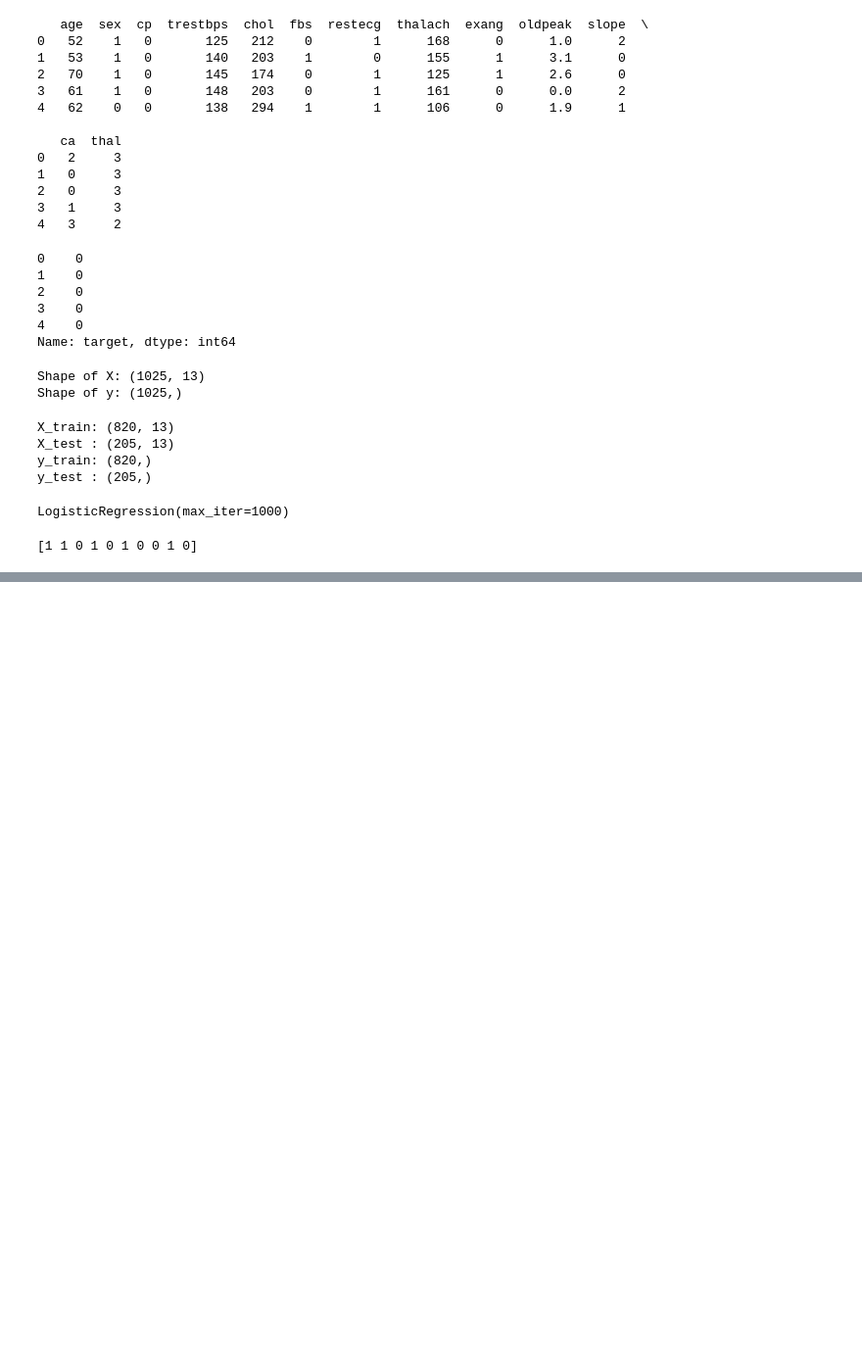
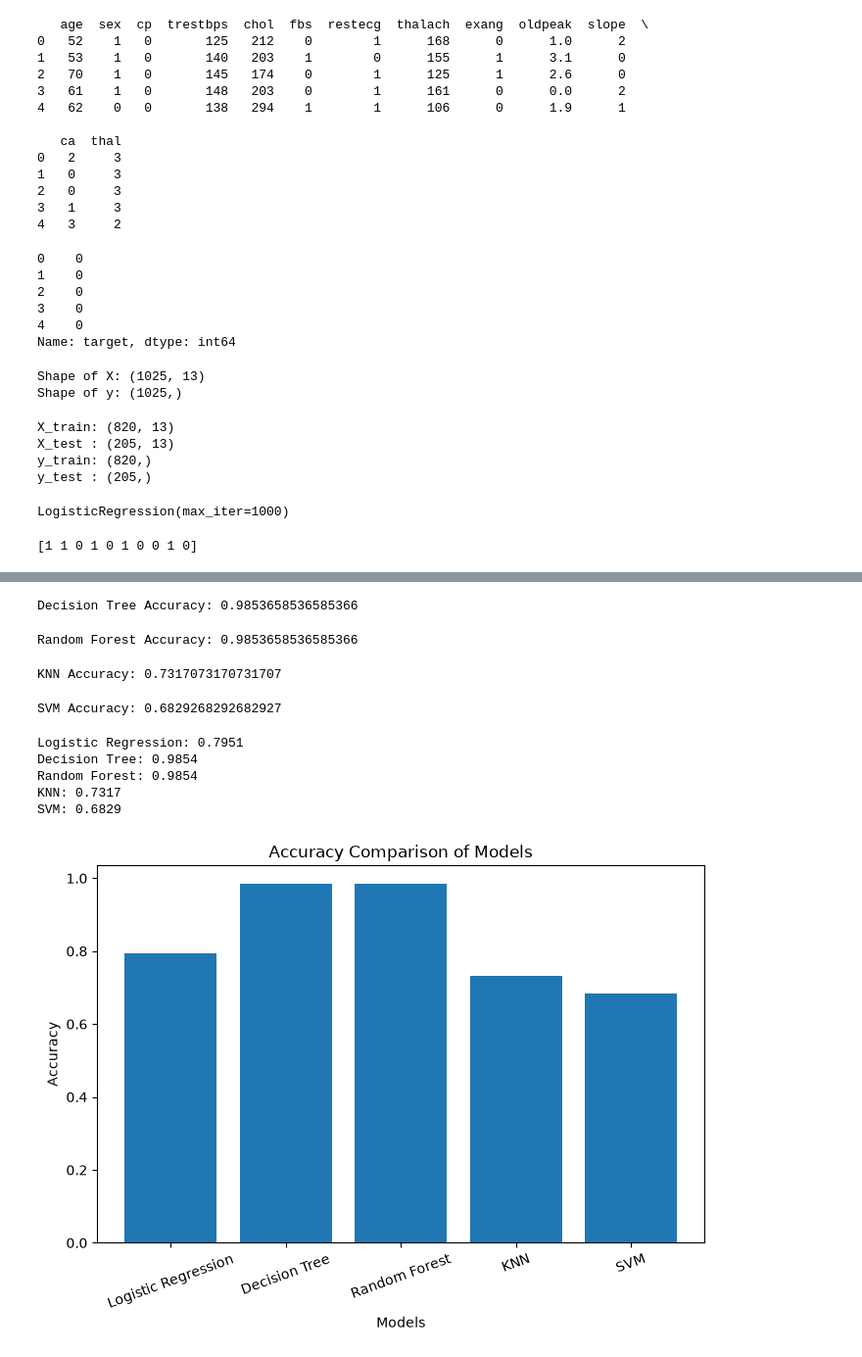
Before and after one commit to bhavika1818/HeartDiseasePrediction, a Jupyter notebook: HeartDiseasePrediction.ipynb, the cells around one changed output, grey strips where cells are left out. Shown at 98% size. Drawn from its saved outputs; the diff is of its cells as text; code cells hidden in the pictures; blank space fills up the shorter version.

```diff
--- a/HeartDiseasePrediction.ipynb
+++ b/HeartDiseasePrediction.ipynb
@@ -252,0 +301,75 @@ print(y_pred[:10])
+# %%
+dt_model = DecisionTreeClassifier(random_state=42)
+
+dt_model.fit(X_train, y_train)
+
+dt_pred = dt_model.predict(X_test)
+
+print("Decision Tree Accuracy:",
+      accuracy_score(y_test, dt_pred))
+# %% [output]
+Decision Tree Accuracy: 0.9853658536585366
+# %%
+rf_model = RandomForestClassifier(random_state=42)
+
+rf_model.fit(X_train, y_train)
+
+rf_pred = rf_model.predict(X_test)
+
+print("Random Forest Accuracy:",
+      accuracy_score(y_test, rf_pred))
+# %% [output]
+Random Forest Accuracy: 0.9853658536585366
+# %%
+knn_model = KNeighborsClassifier()
+
+knn_model.fit(X_train, y_train)
+
+knn_pred = knn_model.predict(X_test)
+
+print("KNN Accuracy:",
+      accuracy_score(y_test, knn_pred))
+# %% [output]
+KNN Accuracy: 0.7317073170731707
+# %%
+svm_model = SVC()
+
+svm_model.fit(X_train, y_train)
+
+svm_pred = svm_model.predict(X_test)
+
+print("SVM Accuracy:",
+      accuracy_score(y_test, svm_pred))
+# %% [output]
+SVM Accuracy: 0.6829268292682927
+# %%
+results = {
+    "Logistic Regression": accuracy_score(y_test, y_pred),
+    "Decision Tree": accuracy_score(y_test, dt_pred),
+    "Random Forest": accuracy_score(y_test, rf_pred),
+    "KNN": accuracy_score(y_test, knn_pred),
+    "SVM": accuracy_score(y_test, svm_pred)
+}
+
+for model, score in results.items():
+    print(f"{model}: {score:.4f}")
+# %% [output]
+Logistic Regression: 0.7951
+Decision Tree: 0.9854
+Random Forest: 0.9854
+KNN: 0.7317
+SVM: 0.6829
+# %%
+plt.figure(figsize=(8,5))
+
+plt.bar(results.keys(), results.values())
+
+plt.title("Accuracy Comparison of Models")
+plt.xlabel("Models")
+plt.ylabel("Accuracy")
+
+plt.xticks(rotation=20)
+
+plt.show()
+# %% [output]
+[figure, added]
```
Also changed, not shown: parts of 9 cells of this notebook.
